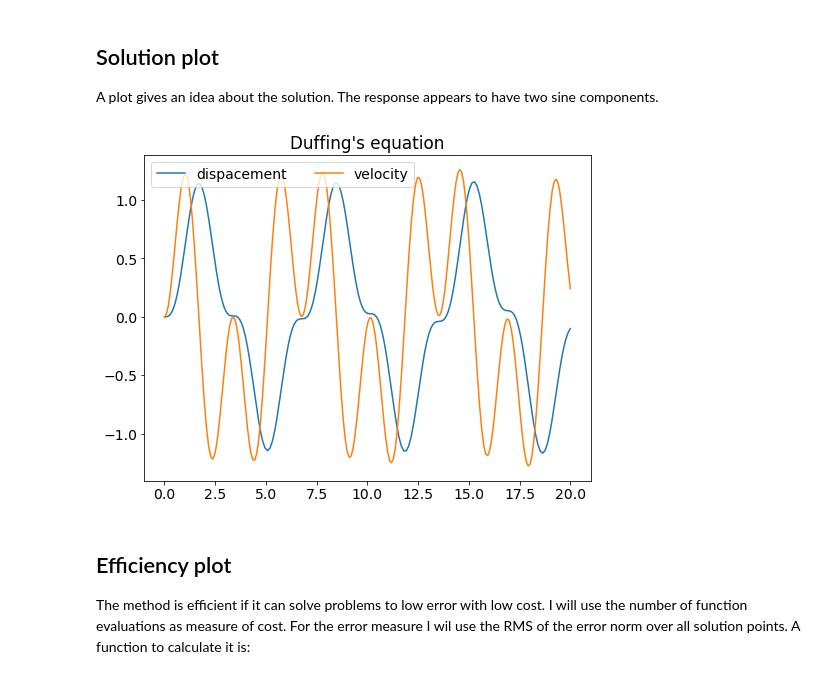
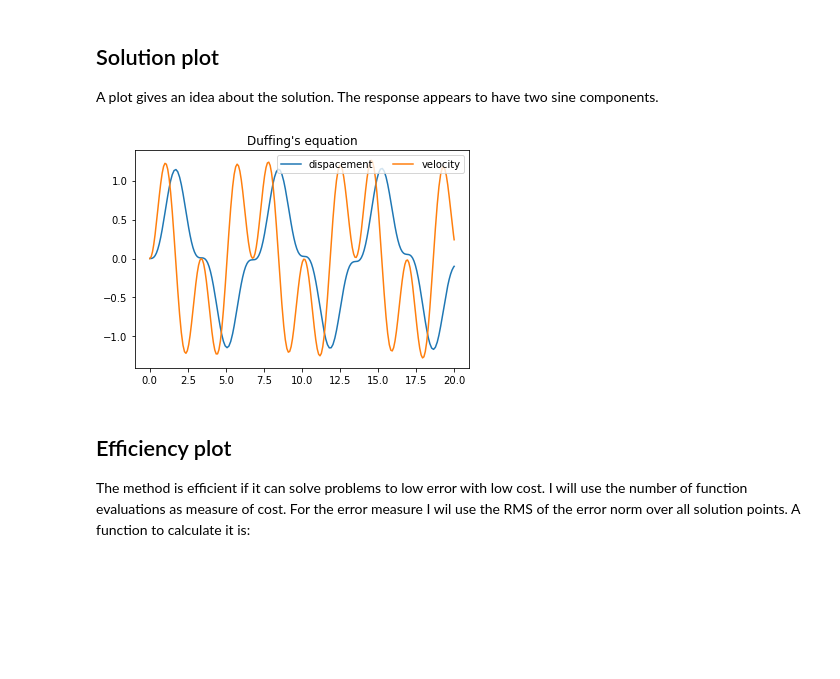
Before and after one commit to WRKampi/extensisq, a Jupyter notebook: docs/Bogacki_Shampine.ipynb, the cells around one changed output. Drawn from its saved outputs; the diff is of its cells as text; code cells hidden in the pictures; blank space fills up the shorter version.

```diff
--- a/docs/Bogacki_Shampine.ipynb
+++ b/docs/Bogacki_Shampine.ipynb
@@ -29,16 +29,14 @@ A plot gives an idea about the solution. The response appears to have two sine c
 # %%
 %matplotlib inline
 import matplotlib.pyplot as plt
-plt.rcParams['figure.figsize'] = [8, 6]
-plt.rcParams['font.size'] = 14
 
 plt.figure()
 plt.plot(reference.t, reference.y.T)
 plt.title("Duffing's equation")
 plt.legend(('dispacement', 'velocity'), ncol=2)
 plt.show()
 # %% [output]
-[figure, old version]
+[figure, new version]
 # %% [markdown]
 ## Efficiency plot
 The method is efficient if it can solve problems to low error with low cost. I will use the number of function evaluations as measure of cost. For the error measure I wil use the RMS of the error norm over all solution points. A function to calculate it is:
```
Also changed, not shown: parts of 2 cells of this notebook, 2 other files.
